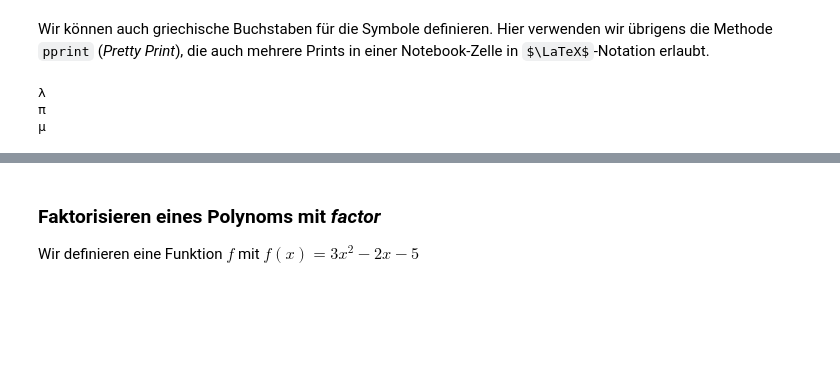
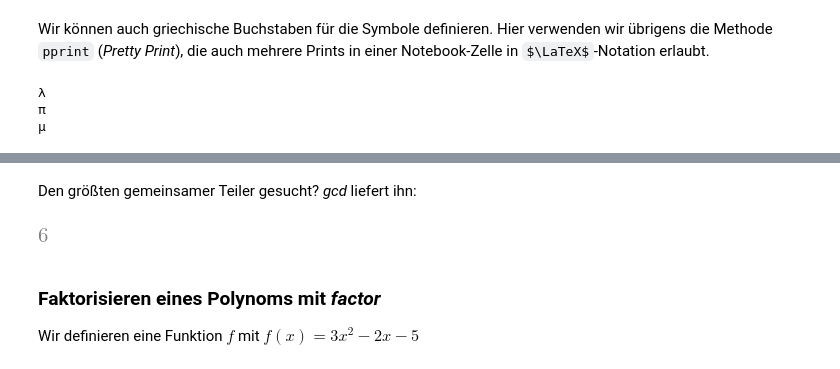
Before and after one commit to troescherw/jupyter_python, a Jupyter notebook: SymPy_SymbolischeMathematik.ipynb, the cells around one changed output, grey strips where cells are left out. Saved outputs shown, nothing was run; the diff lists cells and outputs as text; code cells hidden in the pictures; some formulas as TeX source; blank space fills up the shorter version.

```diff
--- a/SymPy_SymbolischeMathematik.ipynb
+++ b/SymPy_SymbolischeMathematik.ipynb
@@ -103,3 +119,10 @@ pprint(mu)
+# %% [markdown]
+Den größten gemeinsamer Teiler gesucht? *gcd* liefert ihn:
+# %%
+ggt = gcd(18, 60)
+ggt
+# %% [output]
+[figure, added]
 # %% [markdown]
 ### Faktorisieren eines Polynoms mit *factor*
 Wir definieren eine Funktion $f$ mit $f(x)=3x^2-2x-5$
```
Also changed, not shown: parts of 11 cells of this notebook, 1 other file.
